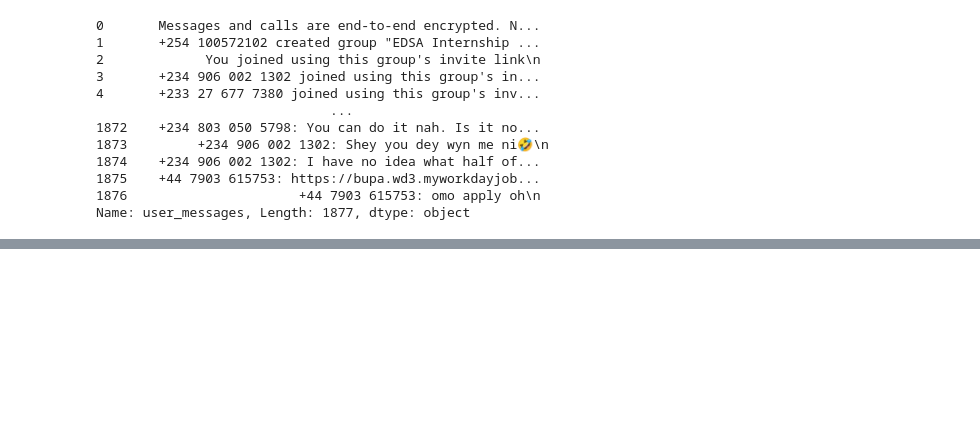
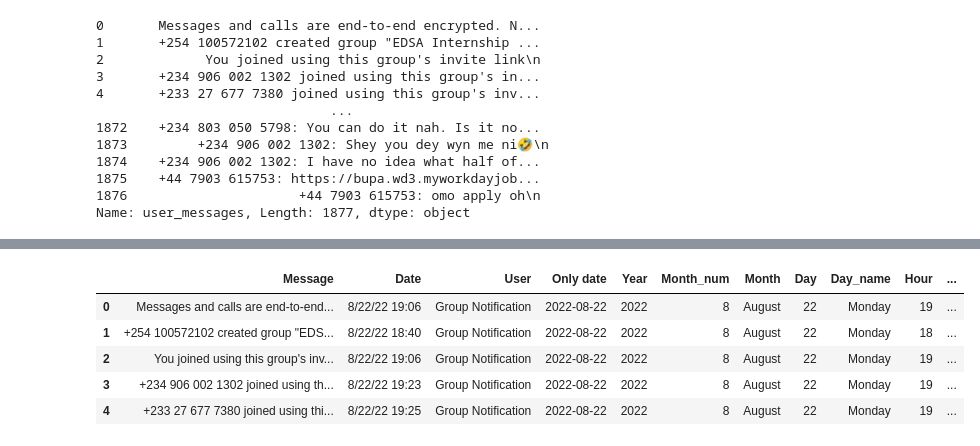
Before and after one commit to lawalsegun2025/whatsapp_chat_analyzer, a Jupyter notebook: whatsapp_chat_analysis.ipynb, the cells around one changed output, grey strips where cells are left out. Cells and saved outputs as stored; diff of their text form; code cells hidden in the pictures; blank space fills up the shorter version.

Commit message:
extract more from date

```diff
--- a/whatsapp_chat_analysis.ipynb
+++ b/whatsapp_chat_analysis.ipynb
@@ -268,0 +283,34 @@ df.shape
+# %%
+# Extract the date without time
+df['Only date'] = pd.to_datetime(df['Date']).dt.date
+
+# Get only the Year
+df['Year'] = pd.to_datetime(df['Date']).dt.year
+
+# Get month number
+df['Month_num'] = pd.to_datetime(df['Date']).dt.month
+
+# Get name of month
+df['Month'] = pd.to_datetime(df['Date']).dt.month_name()
+
+# Get Day
+df['Day'] = pd.to_datetime(df['Date']).dt.day
+
+# Get name of Day
+df['Day_name'] = pd.to_datetime(df['Date']).dt.day_name()
+
+# Get hour
+df['Hour'] = pd.to_datetime(df['Date']).dt.hour
+
+# Get minutes
+df['Minute'] = pd.to_datetime(df['Date']).dt.minute
+
+# View dataframe head
+df.head()
+# %% [output]
+|  | Message | Date | User | Only date | Year | Month_num | Month | Day | Day_name | Hour | ... |
+| 0 | Messages and calls are end-to-end... | 8/22/22 19:06 | Group Notification | 2022-08-22 | 2022 | 8 | August | 22 | Monday | 19 | ... |
+| 1 | +254 100572102 created group "EDS... | 8/22/22 18:40 | Group Notification | 2022-08-22 | 2022 | 8 | August | 22 | Monday | 18 | ... |
+| 2 | You joined using this group's inv... | 8/22/22 19:06 | Group Notification | 2022-08-22 | 2022 | 8 | August | 22 | Monday | 19 | ... |
+| 3 | +234 906 002 1302 joined using th... | 8/22/22 19:23 | Group Notification | 2022-08-22 | 2022 | 8 | August | 22 | Monday | 19 | ... |
+| 4 | +233 27 677 7380 joined using thi... | 8/22/22 19:25 | Group Notification | 2022-08-22 | 2022 | 8 | August | 22 | Monday | 19 | ... |
```
Also changed, not shown: parts of 15 cells of this notebook.
